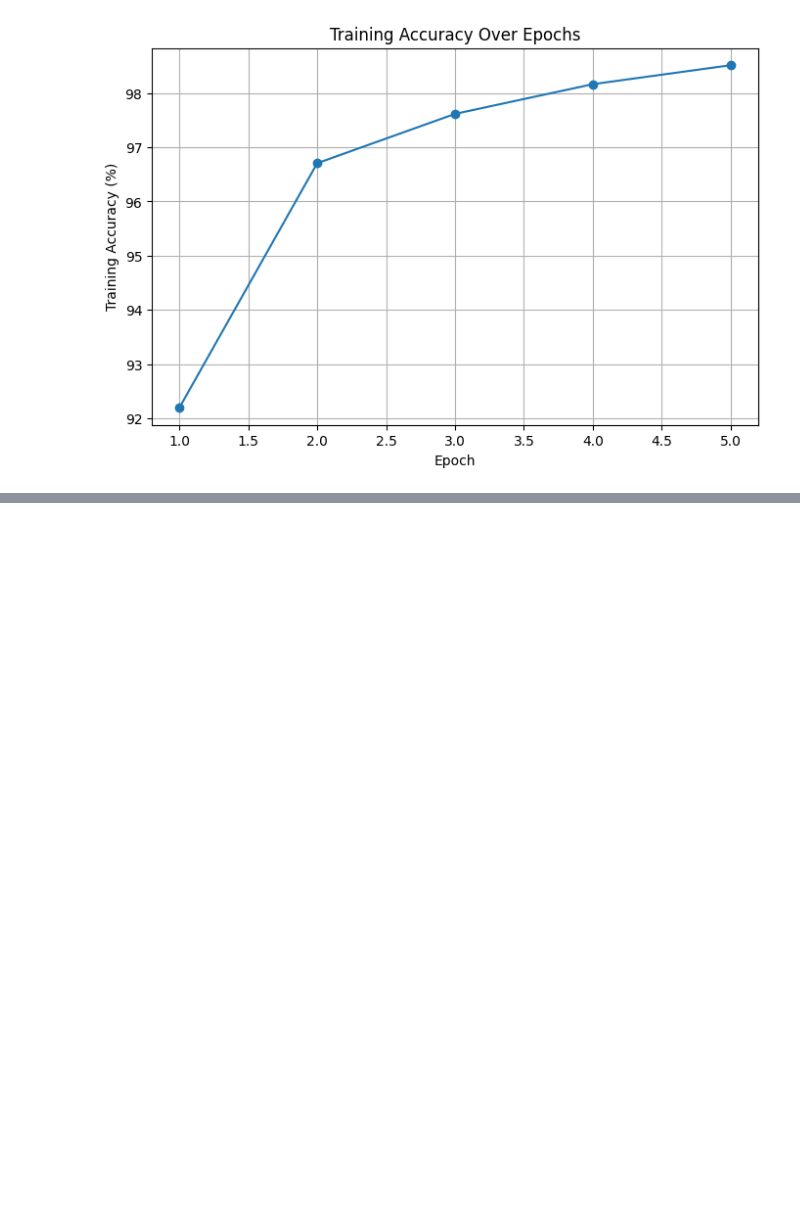
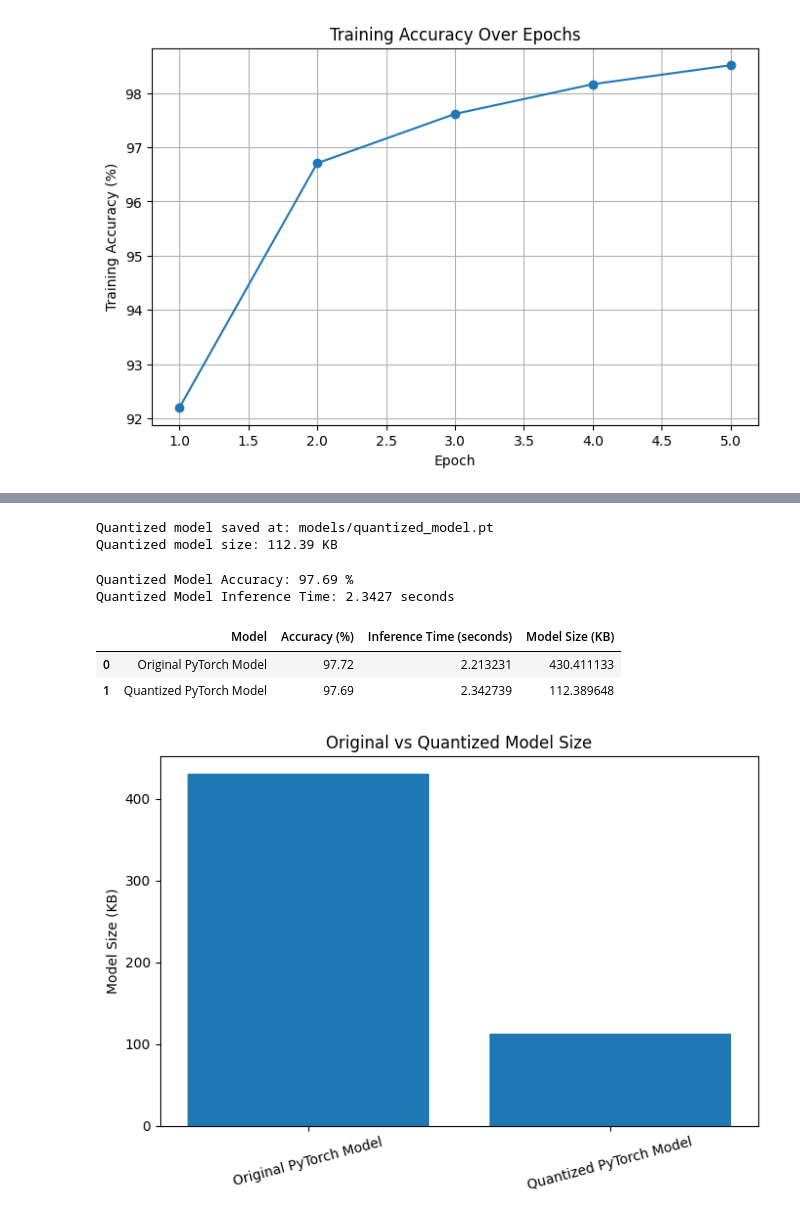
Before and after one commit to winter12-2/distributed-edge-ai-optimization, a Jupyter notebook: notebooks/edge_ai_analysis_notebook.ipynb, the cells around one changed output, grey strips where cells are left out. Drawn from its saved outputs; the diff is of its cells as text; code cells hidden in the pictures; blank space fills up the shorter version.

```diff
--- a/notebooks/edge_ai_analysis_notebook.ipynb
+++ b/notebooks/edge_ai_analysis_notebook.ipynb
@@ -198,0 +266,55 @@ plt.show()
+# %%
+# saving the quantized model
+quantized_model_path = "models/quantized_model.pt"
+torch.save(quantized_model.state_dict(), quantized_model_path)
+
+# checking quantized model size in KB
+quantized_model_size = os.path.getsize(quantized_model_path) / 1024
+
+print("Quantized model saved at:", quantized_model_path)
+print("Quantized model size:", round(quantized_model_size, 2), "KB")
+# %% [output]
+Quantized model saved at: models/quantized_model.pt
+Quantized model size: 112.39 KB
+# %%
+# quantized model is evaluated on CPU
+quantized_accuracy, quantized_inference_time = evaluate_model(
+    quantized_model,
+    test_loader,
+    torch.device("cpu")
+)
+
+print("Quantized Model Accuracy:", round(quantized_accuracy, 2), "%")
+print("Quantized Model Inference Time:", round(quantized_inference_time, 4), "seconds")
+# %% [output]
+Quantized Model Accuracy: 97.69 %
+Quantized Model Inference Time: 2.3427 seconds
+# %%
+# comparing the original and quantized models
+comparison_data = {
+    "Model": ["Original PyTorch Model", "Quantized PyTorch Model"],
+    "Accuracy (%)": [original_accuracy, quantized_accuracy],
+    "Inference Time (seconds)": [original_inference_time, quantized_inference_time],
+    "Model Size (KB)": [original_model_size, quantized_model_size]
+}
+
+comparison_df = pd.DataFrame(comparison_data)
+comparison_df.to_csv("results/model_comparison.csv", index=False)
+comparison_df
+# %% [output]
+|  | Model | Accuracy (%) | Inference Time (seconds) | Model Size (KB) |
+| 0 | Original PyTorch Model | 97.72 | 2.213231 | 430.411133 |
+| 1 | Quantized PyTorch Model | 97.69 | 2.342739 | 112.389648 |
+# %%
+# plotting model size comparison - smaller model size means the model is better for edge deployment
+
+plt.figure(figsize=(7, 5))
+plt.bar(comparison_df["Model"], comparison_df["Model Size (KB)"])
+plt.ylabel("Model Size (KB)")
+plt.title("Original vs Quantized Model Size")
+plt.xticks(rotation=15)
+plt.tight_layout()
+plt.savefig("plots/model_size_comparison.png")
+plt.show()
+# %% [output]
+[figure, added]
```
Also changed, not shown: parts of 14 cells of this notebook.
